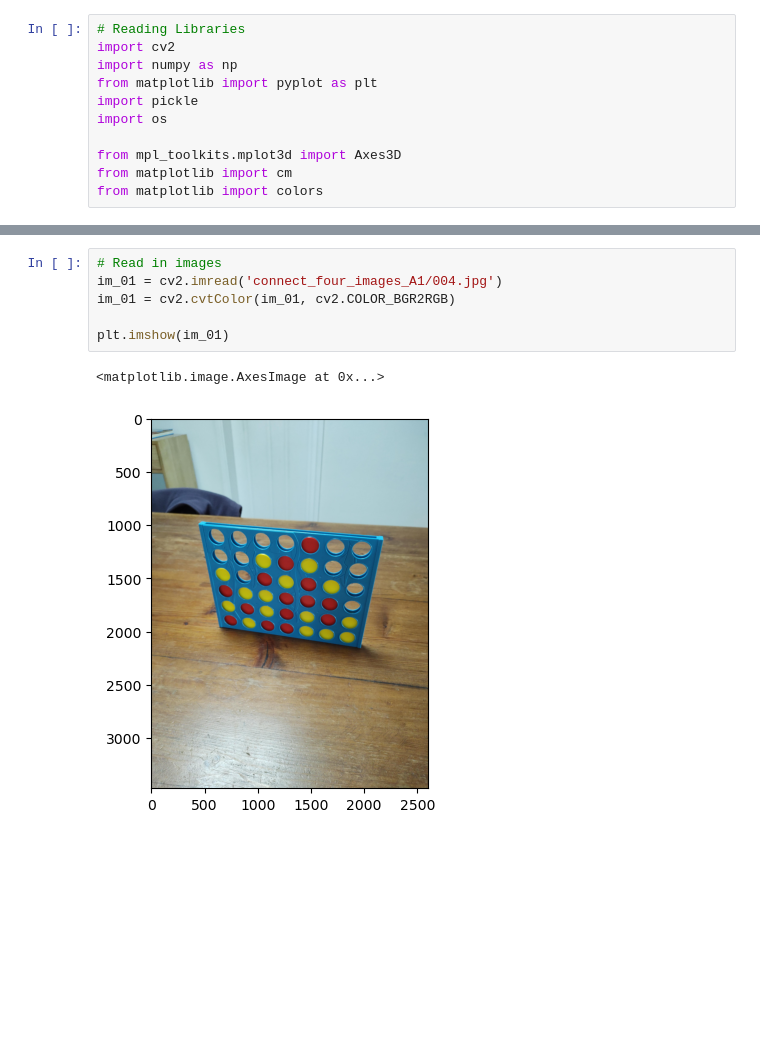
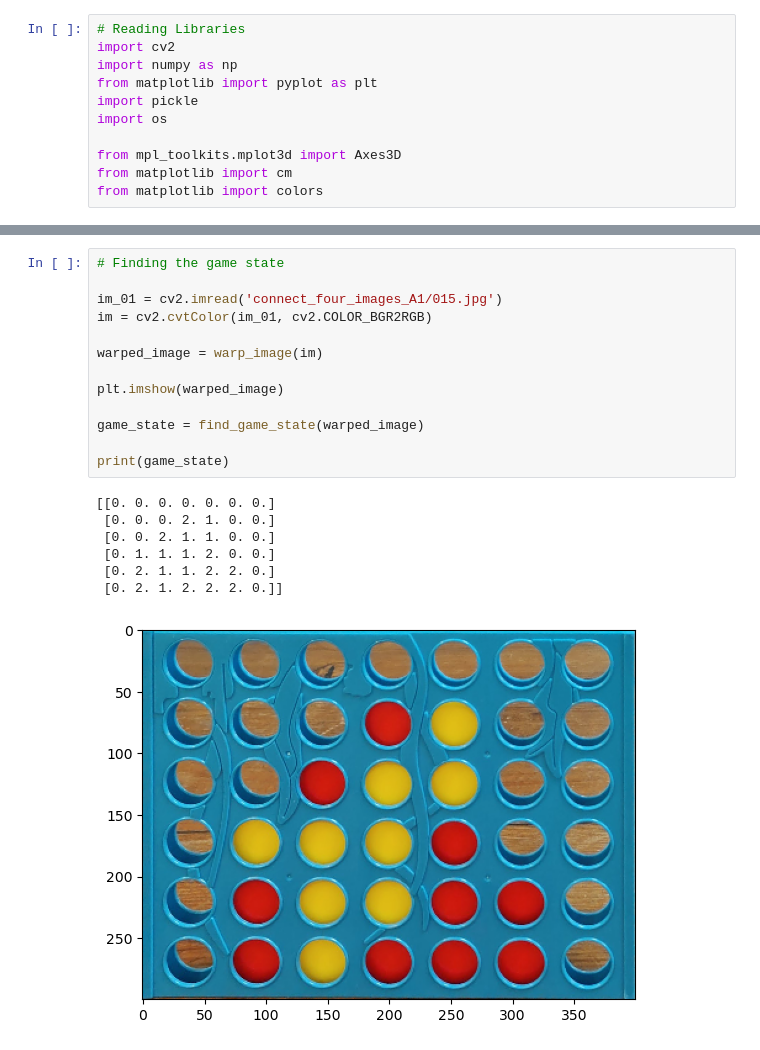
Before and after one commit to AmelineA2003/AMME5710, a Jupyter notebook: Assignments/A1/Question_2/Q2.ipynb, the cells around one changed output, grey strips where cells are left out. Drawn from its saved outputs; the diff is of its cells as text; blank space fills up the shorter version.

```diff
--- a/Assignments/A1/Question_2/Q2.ipynb
+++ b/Assignments/A1/Question_2/Q2.ipynb
@@ -14,9 +168,21 @@ from matplotlib import colors
 # %%
-# Read in images
-im_01 = cv2.imread('connect_four_images_A1/004.jpg')
-im_01 = cv2.cvtColor(im_01, cv2.COLOR_BGR2RGB)
+# Finding the game state
 
-plt.imshow(im_01)
+im_01 = cv2.imread('connect_four_images_A1/015.jpg')
+im = cv2.cvtColor(im_01, cv2.COLOR_BGR2RGB)
+
+warped_image = warp_image(im)
+
+plt.imshow(warped_image)
+
+game_state = find_game_state(warped_image)
+
+print(game_state)
 # %% [output]
-<matplotlib.image.AxesImage at 0x...>
+[[0. 0. 0. 0. 0. 0. 0.]
+ [0. 0. 0. 2. 1. 0. 0.]
+ [0. 0. 2. 1. 1. 0. 0.]
+ [0. 1. 1. 1. 2. 0. 0.]
+ [0. 2. 1. 1. 2. 2. 0.]
+ [0. 2. 1. 2. 2. 2. 0.]]
-[figure, old version]
+[figure, new version]
```
Also changed, not shown: parts of 14 cells of this notebook, 1 other file.
